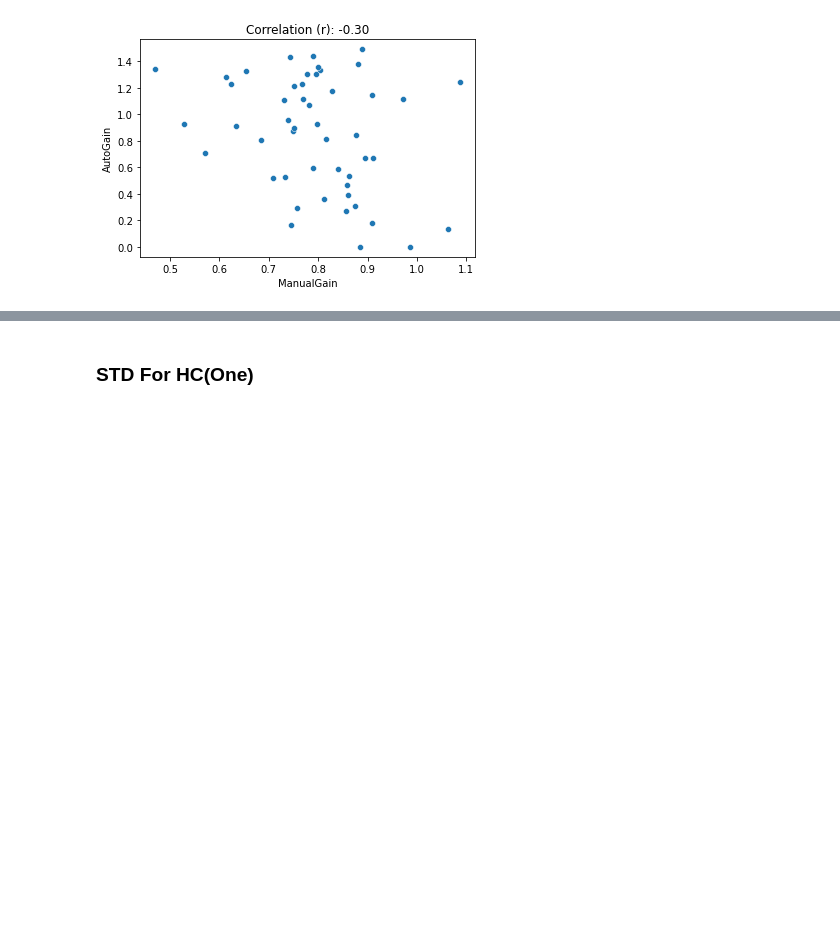
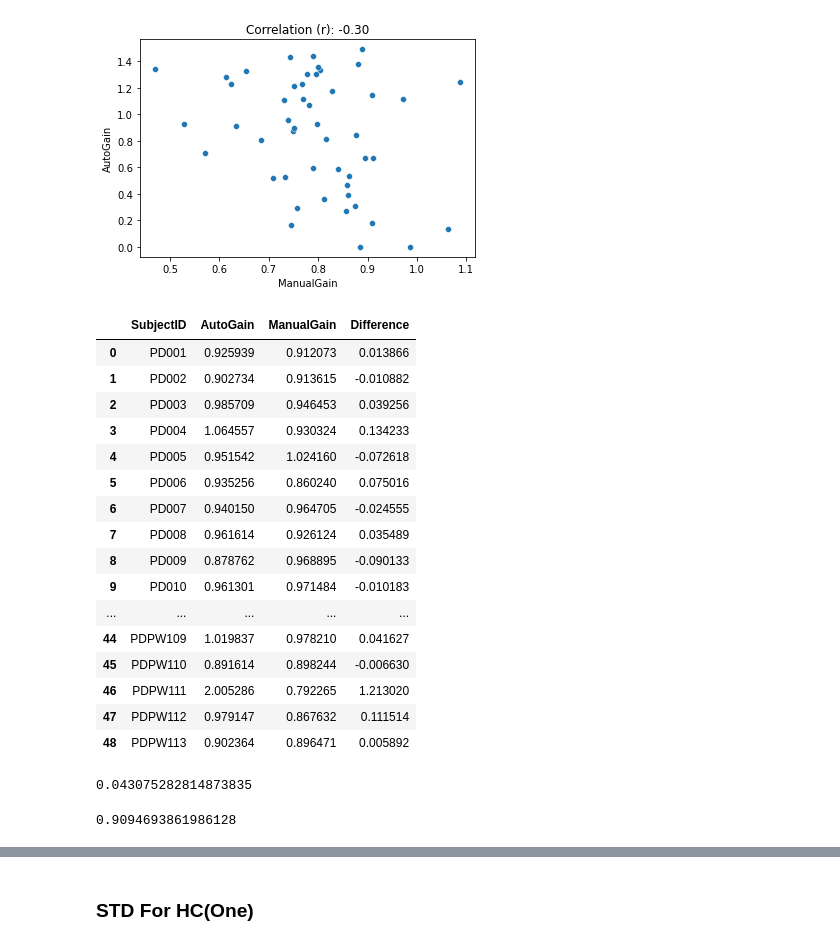
Before and after one commit to jamesleocodes/eye_movement, a Jupyter notebook: gain/gain_calc_zaw_8Deg.ipynb, the cells around one changed output, grey strips where cells are left out. Drawn from its saved outputs; the diff is of its cells as text; code cells hidden in the pictures; blank space fills up the shorter version.

```diff
--- a/gain/gain_calc_zaw_8Deg.ipynb
+++ b/gain/gain_calc_zaw_8Deg.ipynb
@@ -675,3 +675,23 @@ Four = pd.read_csv("ComFourHCPD.csv")
 Six = pd.read_csv("ComSixHCPD.csv")
 Eight = pd.read_csv("ComEightHCPD.csv")
 AllSpeed = pd.concat([One, Two, Four, Six, Eight],axis=0)
+# %%
+One
+# %% [output]
+|  | SubjectID | AutoGain | ManualGain | Difference |
+| 0 | PD001 | 0.925939 | 0.912073 | 0.013866 |
+| 1 | PD002 | 0.902734 | 0.913615 | -0.010882 |
+| 2 | PD003 | 0.985709 | 0.946453 | 0.039256 |
+| 3 | PD004 | 1.064557 | 0.930324 | 0.134233 |
+| 4 | PD005 | 0.951542 | 1.024160 | -0.072618 |
+| 5 | PD006 | 0.935256 | 0.860240 | 0.075016 |
+| 6 | PD007 | 0.940150 | 0.964705 | -0.024555 |
+| 7 | PD008 | 0.961614 | 0.926124 | 0.035489 |
+| 8 | PD009 | 0.878762 | 0.968895 | -0.090133 |
+| 9 | PD010 | 0.961301 | 0.971484 | -0.010183 |
+| ... | ... | ... | ... | ... |
+| 44 | PDPW109 | 1.019837 | 0.978210 | 0.041627 |
+| 45 | PDPW110 | 0.891614 | 0.898244 | -0.006630 |
+| 46 | PDPW111 | 2.005286 | 0.792265 | 1.213020 |
+| 47 | PDPW112 | 0.979147 | 0.867632 | 0.111514 |
+| 48 | PDPW113 | 0.902364 | 0.896471 | 0.005892 |
@@ -677,0 +717,9 @@ AllSpeed = pd.concat([One, Two, Four, Six, Eight],axis=0)
+# %%
+import statistics
+statistics.stdev([One['AutoGain'][0],Two['AutoGain'][0], Four['AutoGain'][0],Six['AutoGain'][0],Eight['AutoGain'][0]])
+# %% [output]
+0.043075282814873835
+# %%
+One['AutoGain'][0]
+# %% [output]
+0.9094693861986128
```
Also changed, not shown: parts of 28 cells of this notebook, 18 other files.
